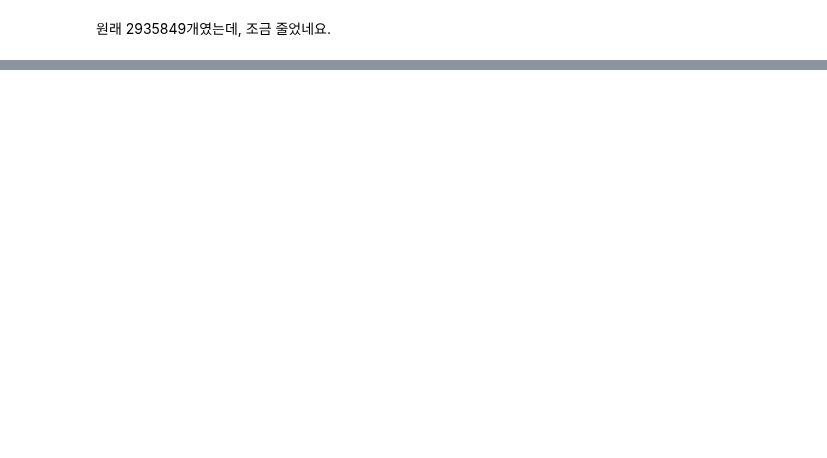
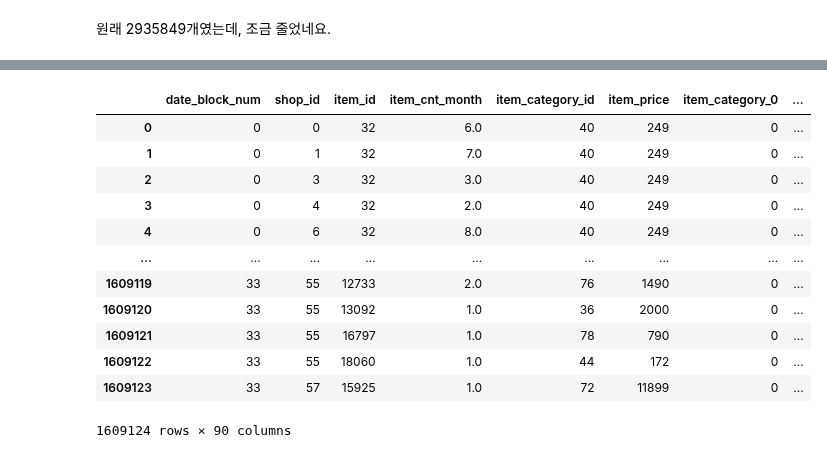
Before and after one commit to jiyeoon/aiffel, a Jupyter notebook: Hackathon/1st competition/Untitled.ipynb, the cells around one changed output, grey strips where cells are left out. Cells and saved outputs as stored; diff of their text form; code cells hidden in the pictures; blank space fills up the shorter version.

```diff
--- a/Hackathon/1st competition/Untitled.ipynb
+++ b/Hackathon/1st competition/Untitled.ipynb
@@ -434,0 +392,4 @@ Name: item_cnt_day, Length: 197, dtype: int64
+# %%
+price = train[['item_id', 'item_price']]
+price = price.groupby('item_id', as_index=False).mean().astype(int)
+price
@@ -434,0 +442,5 @@ Name: item_cnt_day, Length: 197, dtype: int64
+# %%
+new_train = train.groupby(['date_block_num', 'shop_id', 'item_id']).sum().reset_index()
+new_train = new_train[['date_block_num', 'shop_id', 'item_id', 'item_cnt_day']]
+new_train.rename(columns={'item_cnt_day' : 'item_cnt_month'}, inplace=True)
+new_train
@@ -434,0 +461,5 @@ Name: item_cnt_day, Length: 197, dtype: int64
+# %%
+nt = pd.merge(new_train, items)
+nt = pd.merge(nt, price)
+nt = nt.drop(['item_name'], axis=1)
+nt
@@ -434,0 +480,3 @@ Name: item_cnt_day, Length: 197, dtype: int64
+# %%
+category = pd.get_dummies(nt['item_category_id'], prefix = 'item_category')
+category
@@ -434,0 +497,17 @@ Name: item_cnt_day, Length: 197, dtype: int64
+# %%
+n = pd.concat([nt, category], axis=1)
+n
+# %% [output]
+|  | date_block_num | shop_id | item_id | item_cnt_month | item_category_id | item_price | item_category_0 | ... |
+| 0 | 0 | 0 | 32 | 6.0 | 40 | 249 | 0 | ... |
+| 1 | 0 | 1 | 32 | 7.0 | 40 | 249 | 0 | ... |
+| 2 | 0 | 3 | 32 | 3.0 | 40 | 249 | 0 | ... |
+| 3 | 0 | 4 | 32 | 2.0 | 40 | 249 | 0 | ... |
+| 4 | 0 | 6 | 32 | 8.0 | 40 | 249 | 0 | ... |
+| ... | ... | ... | ... | ... | ... | ... | ... | ... |
+| 1609119 | 33 | 55 | 12733 | 2.0 | 76 | 1490 | 0 | ... |
+| 1609120 | 33 | 55 | 13092 | 1.0 | 36 | 2000 | 0 | ... |
+| 1609121 | 33 | 55 | 16797 | 1.0 | 78 | 790 | 0 | ... |
+| 1609122 | 33 | 55 | 18060 | 1.0 | 44 | 172 | 0 | ... |
+| 1609123 | 33 | 57 | 15925 | 1.0 | 72 | 11899 | 0 | ... |
+1609124 rows × 90 columns
```
Also changed, not shown: parts of 29 cells of this notebook.
